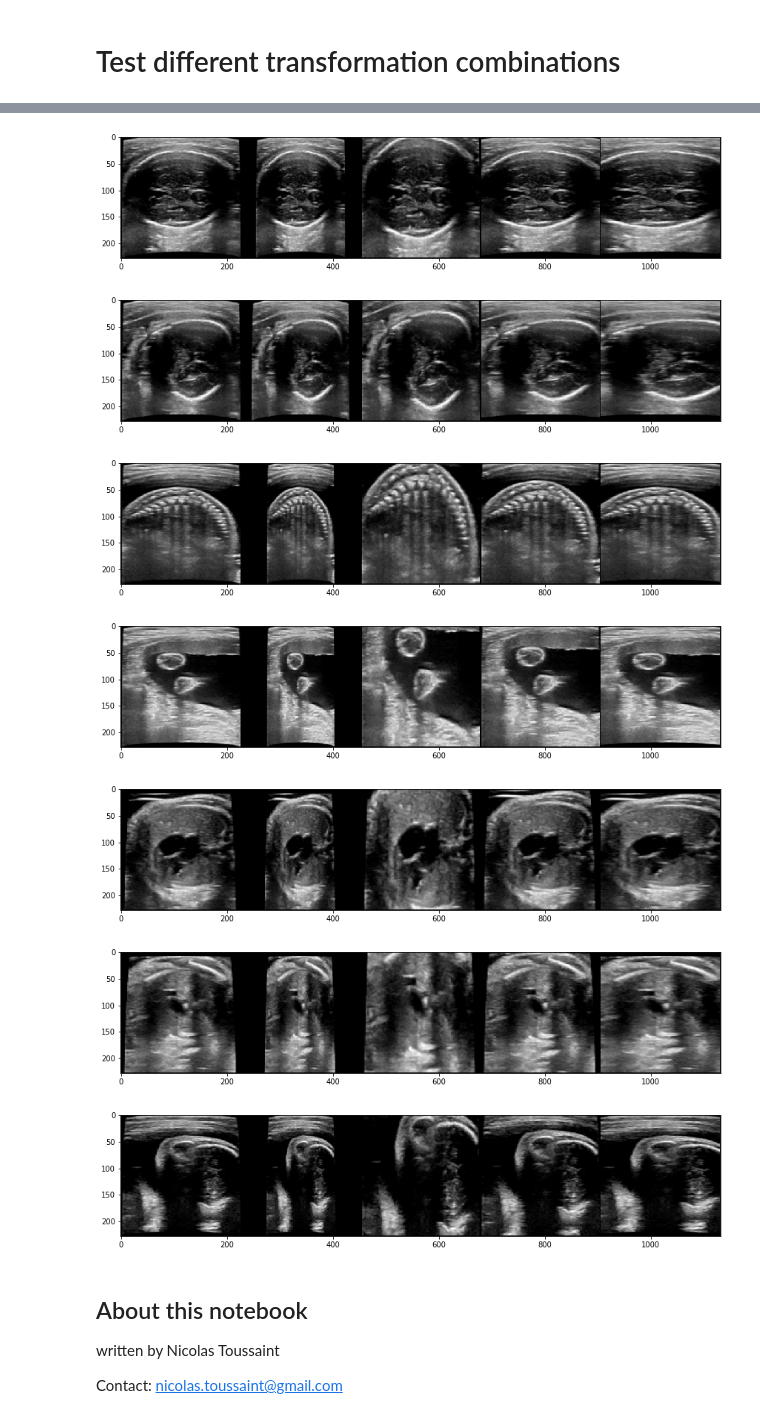
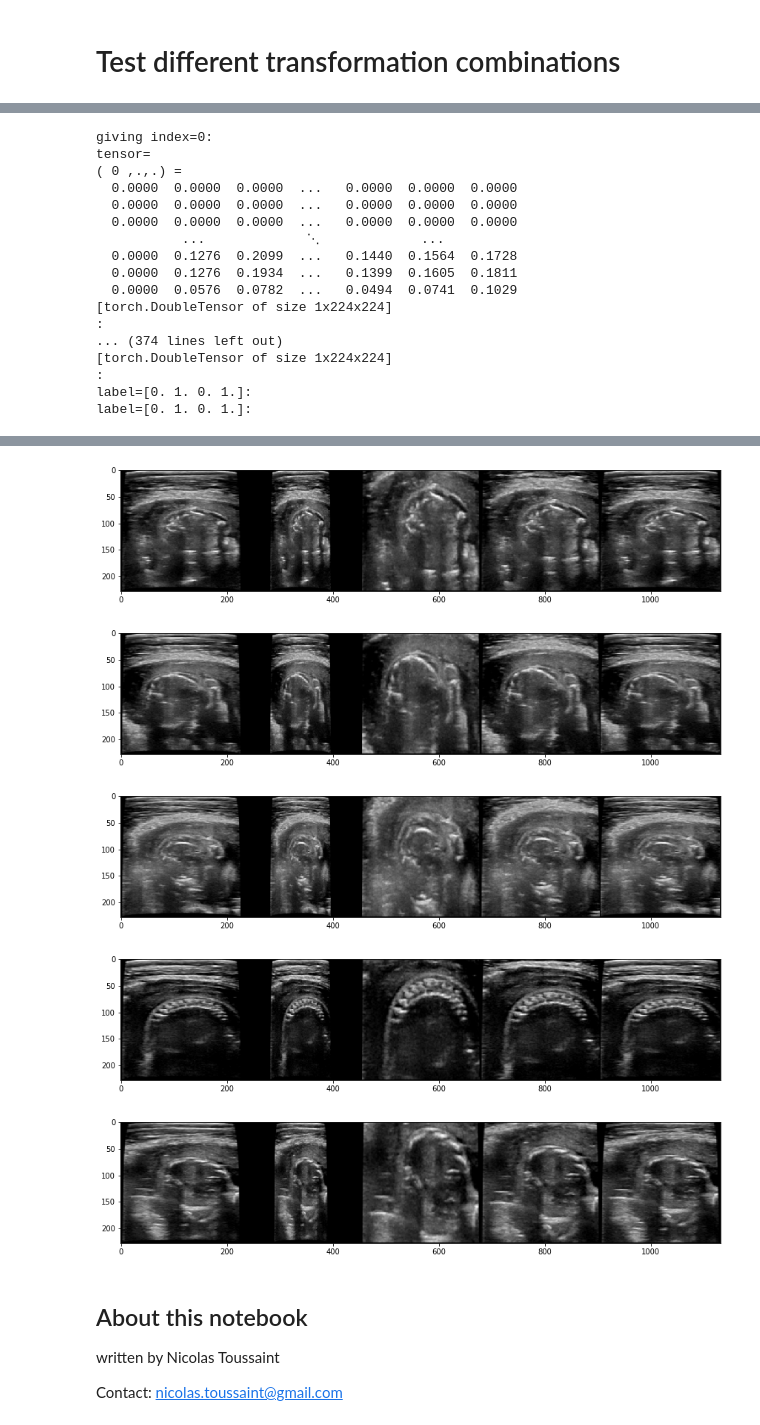
Before and after one commit to ntoussaint/fetalnav, a Jupyter notebook: experiments/transforms.ipynb, the cells around one changed output, grey strips where cells are left out. Saved outputs shown, nothing was run; the diff lists cells and outputs as text; code cells hidden in the pictures.

```diff
--- a/experiments/transforms.ipynb
+++ b/experiments/transforms.ipynb
@@ -50,6 +50,13 @@ def imshow(img):
 
 Use your own directory containing images ready for loading and transformation
 # %%
-datadir = # <directory containing a subdirectory 'train' with >40 itk-readable image files>
+# datadir = # <directory containing a subdirectory 'train' with >40 itk-readable image files>
+datadir = "/home/nt08/data/fetalnav-paper/dataset/polar/test"
 # %% [markdown]
 # Test different transformation combinations
+# %%
+import SimpleITK as sitk
+im = sitk.ReadImage('/home/nt08/data/fetalnav-paper/dataset/polar/test/train/image_transducer0_2D_1531480132795_layer0.mhd')
+
+print('tonumpy(resample(im)).dtype = {}'.format(tonumpy(resample(im)).dtype))
+print('totensor(tonumpy(resample(im))).dtype = {}'.format(totensor(tonumpy(resample(im)))))
@@ -55,0 +75,3 @@ datadir = # <directory containing a subdirectory 'train' with >40 itk-readable i
+# %%
+t = totensor(tonumpy(resample(im)))
+t
@@ -80,16 +112,30 @@ for t in transforms:
     loaders.append(ld)
     iterators.append(iter(ld))
 
-for idx in range(8):
+for idx in range(6):
     images = []
     for iterator in iterators:
         img, labels = iterator.next()
         images.append(img)
     plt.figure(idx, figsize=(3*len(iterators), 3))
     imshow(torchvision.utils.make_grid([img[0] for img in images]))
-    for i in range(5):
-        for iterator in iterators:
-            _, _ = iterator.next()
 
 plt.show()
 # %% [output]
+giving index=0:
+tensor=
+( 0 ,.,.) =
+  0.0000  0.0000  0.0000  ...   0.0000  0.0000  0.0000
+  0.0000  0.0000  0.0000  ...   0.0000  0.0000  0.0000
+  0.0000  0.0000  0.0000  ...   0.0000  0.0000  0.0000
+           ...             ⋱             ...
+  0.0000  0.1276  0.2099  ...   0.1440  0.1564  0.1728
+  0.0000  0.1276  0.1934  ...   0.1399  0.1605  0.1811
+  0.0000  0.0576  0.0782  ...   0.0494  0.0741  0.1029
+[torch.DoubleTensor of size 1x224x224]
+:
+... (374 lines left out)
+[torch.DoubleTensor of size 1x224x224]
+:
+label=[0. 1. 0. 1.]:
+label=[0. 1. 0. 1.]:
@@ -97,10 +143,8 @@ plt.show()
-[figure, old version]
+[figure, new version]
-[figure, old version]
+[figure, new version]
-[figure, old version]
+[figure, new version]
-[figure, old version]
+[figure, new version]
-[figure, old version]
+[figure, new version]
-[figure, removed]
-[figure, removed]
 # %% [markdown]
 ## About this notebook
 
```
Also changed, not shown: parts of 3 cells of this notebook, 9 other files.
